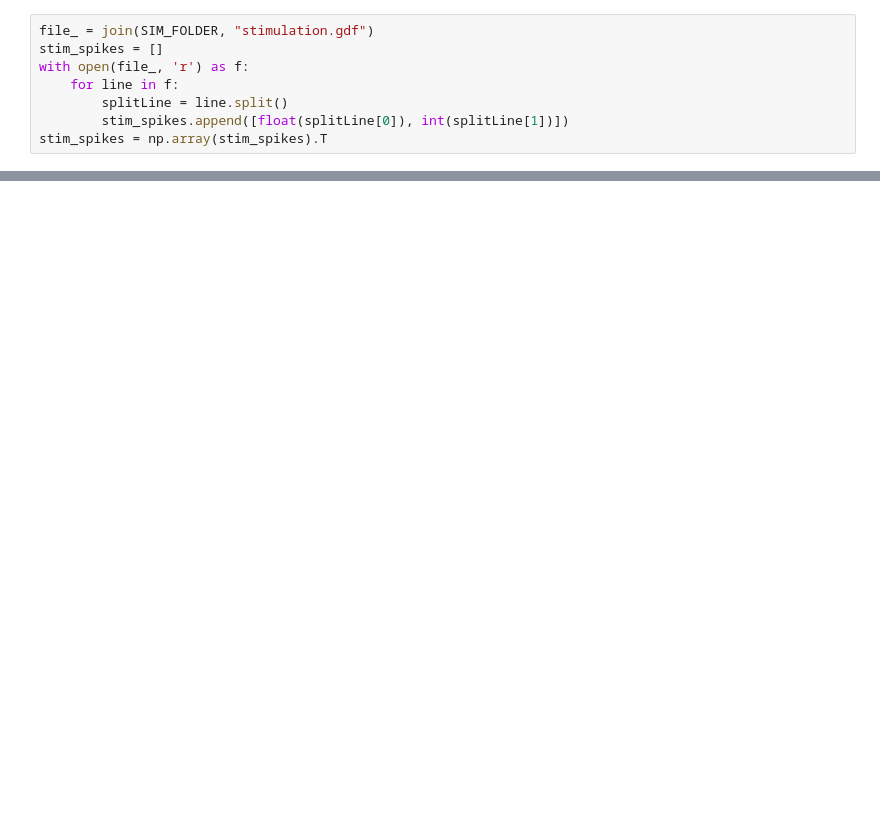
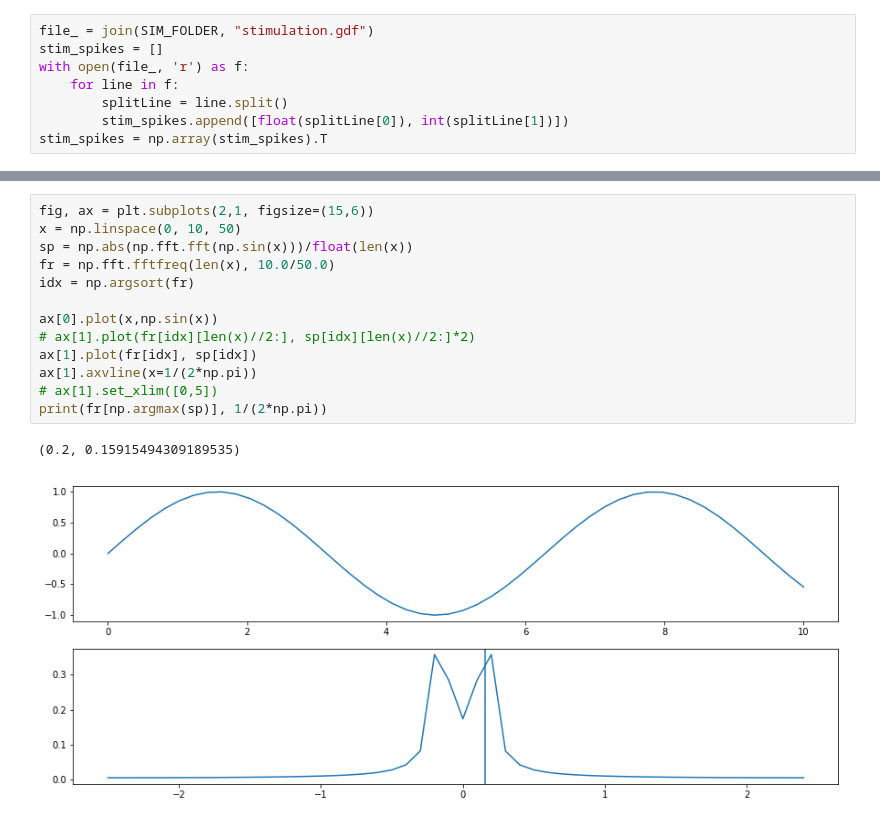
Before and after one commit to iomaganaris/test_standalone, a Jupyter notebook: sim_analysis.ipynb, the cells around one changed output, grey strips where cells are left out. Drawn from its saved outputs; the diff is of its cells as text; blank space fills up the shorter version.

```diff
--- a/sim_analysis.ipynb
+++ b/sim_analysis.ipynb
@@ -510,0 +518,16 @@ plt.savefig(join(SIM_FOLDER, sim_name, splitter,sim_name+"_"+roi_name+"_"+splitt
+# %%
+fig, ax = plt.subplots(2,1, figsize=(15,6))
+x = np.linspace(0, 10, 50)
+sp = np.abs(np.fft.fft(np.sin(x)))/float(len(x))
+fr = np.fft.fftfreq(len(x), 10.0/50.0)
+idx = np.argsort(fr)
+
+ax[0].plot(x,np.sin(x))
+# ax[1].plot(fr[idx][len(x)//2:], sp[idx][len(x)//2:]*2)
+ax[1].plot(fr[idx], sp[idx])
+ax[1].axvline(x=1/(2*np.pi))
+# ax[1].set_xlim([0,5])
+print(fr[np.argmax(sp)], 1/(2*np.pi))
+# %% [output]
+(0.2, 0.15915494309189535)
+[figure, added]
```
Also changed, not shown: parts of 16 cells of this notebook, 1 other file.
